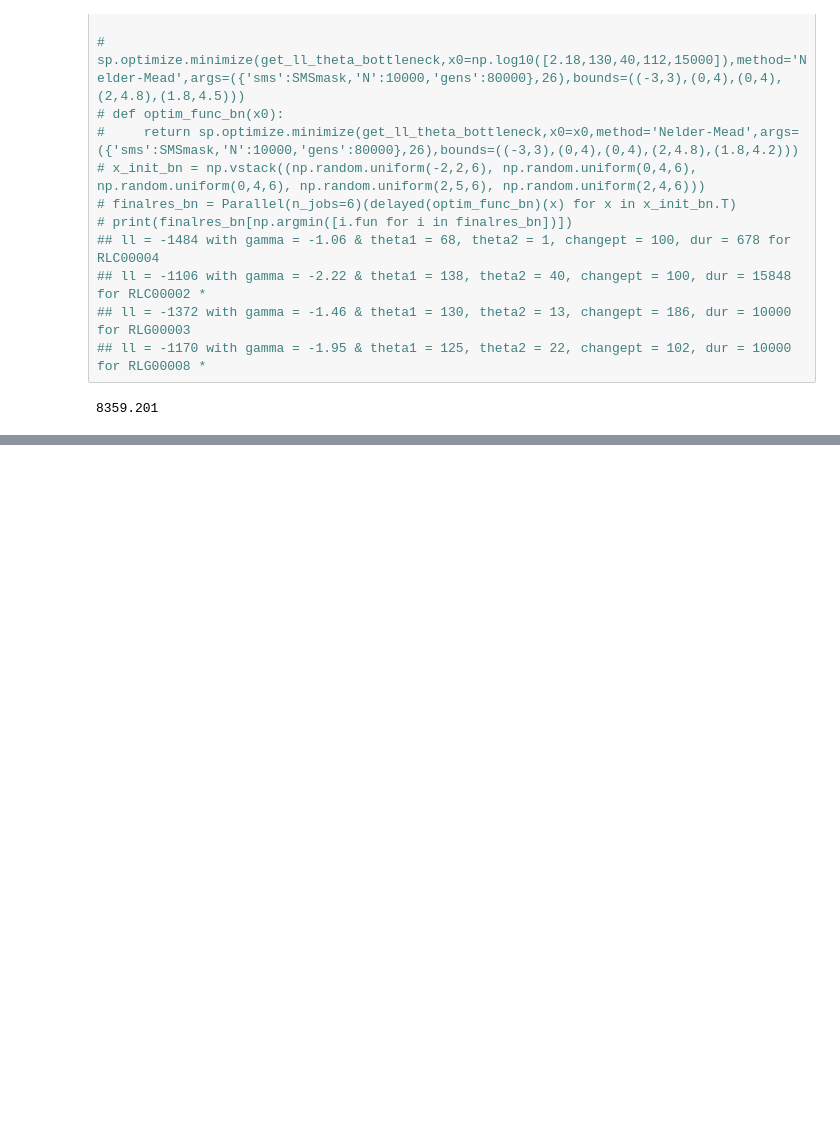
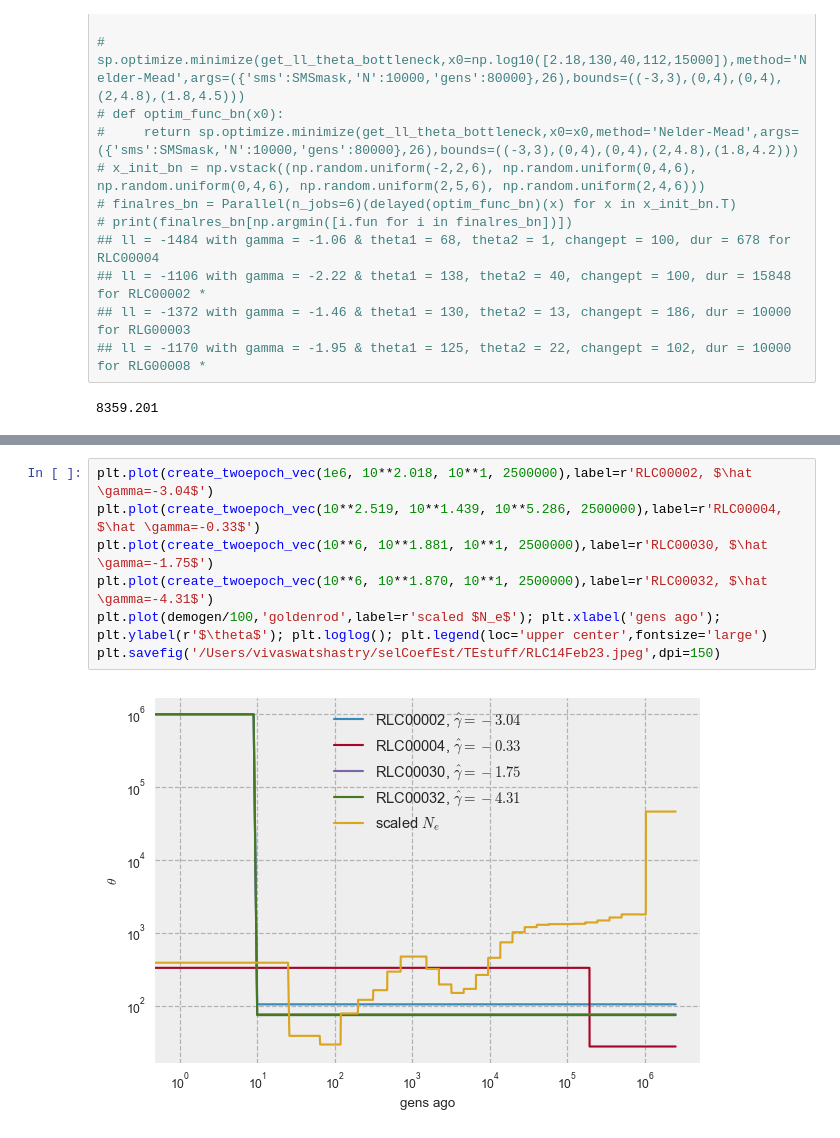
Before and after one commit to VivaswatS/selCoefEst, a Jupyter notebook: TE-analysis.ipynb, the cells around one changed output, grey strips where cells are left out. Drawn from its saved outputs; the diff is of its cells as text; blank space fills up the shorter version.

```diff
--- a/TE-analysis.ipynb
+++ b/TE-analysis.ipynb
@@ -443,3 +440,12 @@ get_ll_thetaconstant(np.log10([10,100]),{'sms':SMSmask,'N':10000,'gens':1800000}
+# %%
+plt.plot(create_twoepoch_vec(1e6, 10**2.018, 10**1, 2500000),label=r'RLC00002, $\hat \gamma=-3.04$')
+plt.plot(create_twoepoch_vec(10**2.519, 10**1.439, 10**5.286, 2500000),label=r'RLC00004, $\hat \gamma=-0.33$')
+plt.plot(create_twoepoch_vec(10**6, 10**1.881, 10**1, 2500000),label=r'RLC00030, $\hat \gamma=-1.75$')
+plt.plot(create_twoepoch_vec(10**6, 10**1.870, 10**1, 2500000),label=r'RLC00032, $\hat \gamma=-4.31$')
+plt.plot(demogen/100,'goldenrod',label=r'scaled $N_e$'); plt.xlabel('gens ago'); plt.ylabel(r'$\theta$'); plt.loglog(); plt.legend(loc='upper center',fontsize='large')
+plt.savefig('/Users/vivaswatshastry/selCoefEst/TEstuff/RLC14Feb23.jpeg',dpi=150)
+# %% [output]
+[figure, added]
 # %%
 ## changing popsize incorporated here:
 ## plt.plot(demogen[:80000],'--',color='goldenrod',label='scaled Ne'); plt.semilogx()
```
Also changed, not shown: parts of 5 cells of this notebook, 5 other files.
